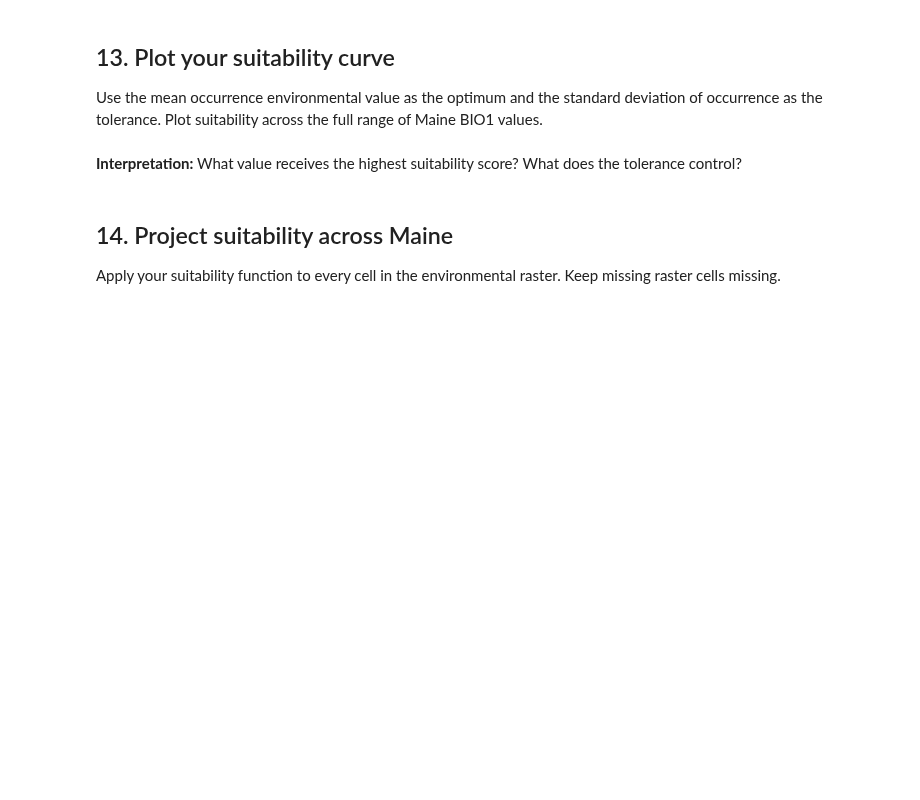
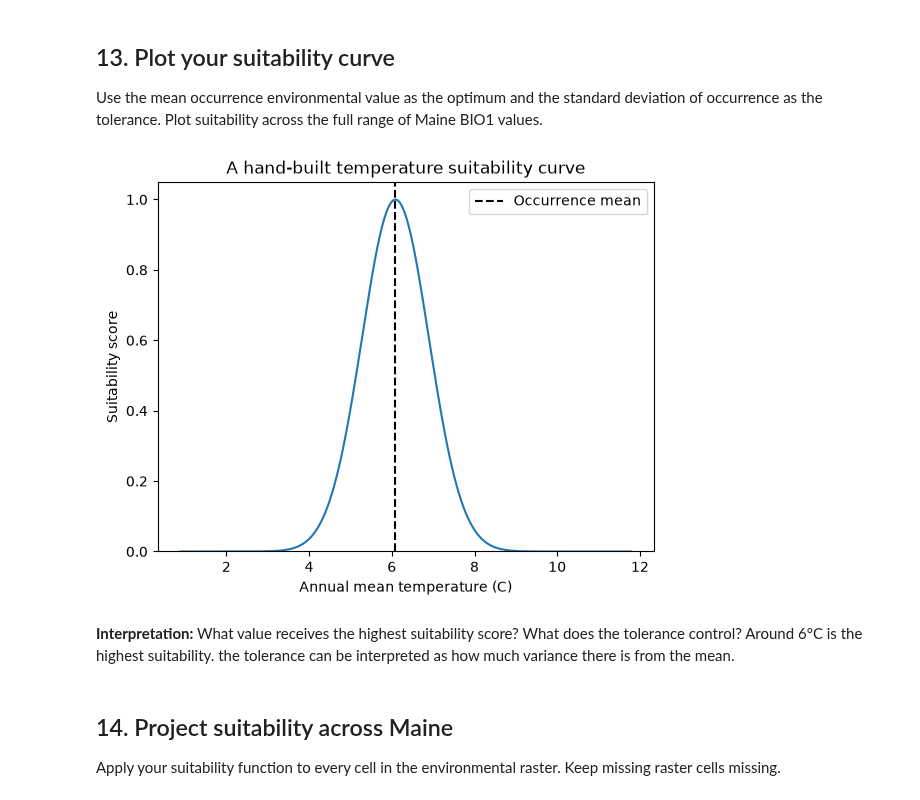
Before and after one commit to Gyrosigma/BIO597-SpatialBiodiversity, a Jupyter notebook: docs/assignments/Assignment-06-FirstPrinciplesSDM.ipynb, the cells around one changed output. Saved outputs shown, nothing was run; the diff lists cells and outputs as text; code cells hidden in the pictures; blank space fills up the shorter version.

```diff
--- a/docs/assignments/Assignment-06-FirstPrinciplesSDM.ipynb
+++ b/docs/assignments/Assignment-06-FirstPrinciplesSDM.ipynb
@@ -156,8 +344,8 @@ np.exp(-0.5 * ((observed - optimum) / tolerance) ** 2)
 This creates a score near 1 when observed environment is close to the optimum and closer to 0 as temperature gets farther away.
 # %%
 def environmental_suitability(observed, optimum, tolerance):
-    # Replace this comment with the suitability calculation.
-    return __________
+    suitability = np.exp(-0.5 * ((observed - optimum) / tolerance) ** 2)
+    return suitability
 # %% [markdown]
 ## 13. Plot your suitability curve
 
@@ -165,10 +353,34 @@ Use the mean occurrence environmental value as the optimum and the standard devi
 # %%
 # Calculate presence_mean and presence_sd.
 # Create a sequence of environmental values across the raster range.
 # Calculate suitability for those values.
 # Plot the curve.
+
+
+x_temp = np.linspace(
+    float(np.nanmin(bio1_maine.values)),
+    float(np.nanmax(bio1_maine.values)+3),
+    200,
+)
+
+suitability_curve = environmental_suitability(
+    x_temp,
+    optimum=presence_mean,
+    tolerance=presence_sd,
+)
+
+plt.plot(x_temp, suitability_curve)
+plt.axvline(presence_mean, color="black", linestyle="--", label="Occurrence mean")
+plt.xlabel("Annual mean temperature (C)")
+plt.ylabel("Suitability score")
+plt.ylim(0, 1.05)
+plt.title("A hand-built temperature suitability curve")
+plt.legend()
+plt.show()
+# %% [output]
+[figure, added]
 # %% [markdown]
-**Interpretation:** What value receives the highest suitability score? What does the tolerance control?
+**Interpretation:** What value receives the highest suitability score? What does the tolerance control? Around 6°C is the highest suitability. the tolerance can be interpreted as how much variance there is from the mean.
 # %% [markdown]
 ## 14. Project suitability across Maine
 
```
Also changed, not shown: parts of 28 cells of this notebook.
